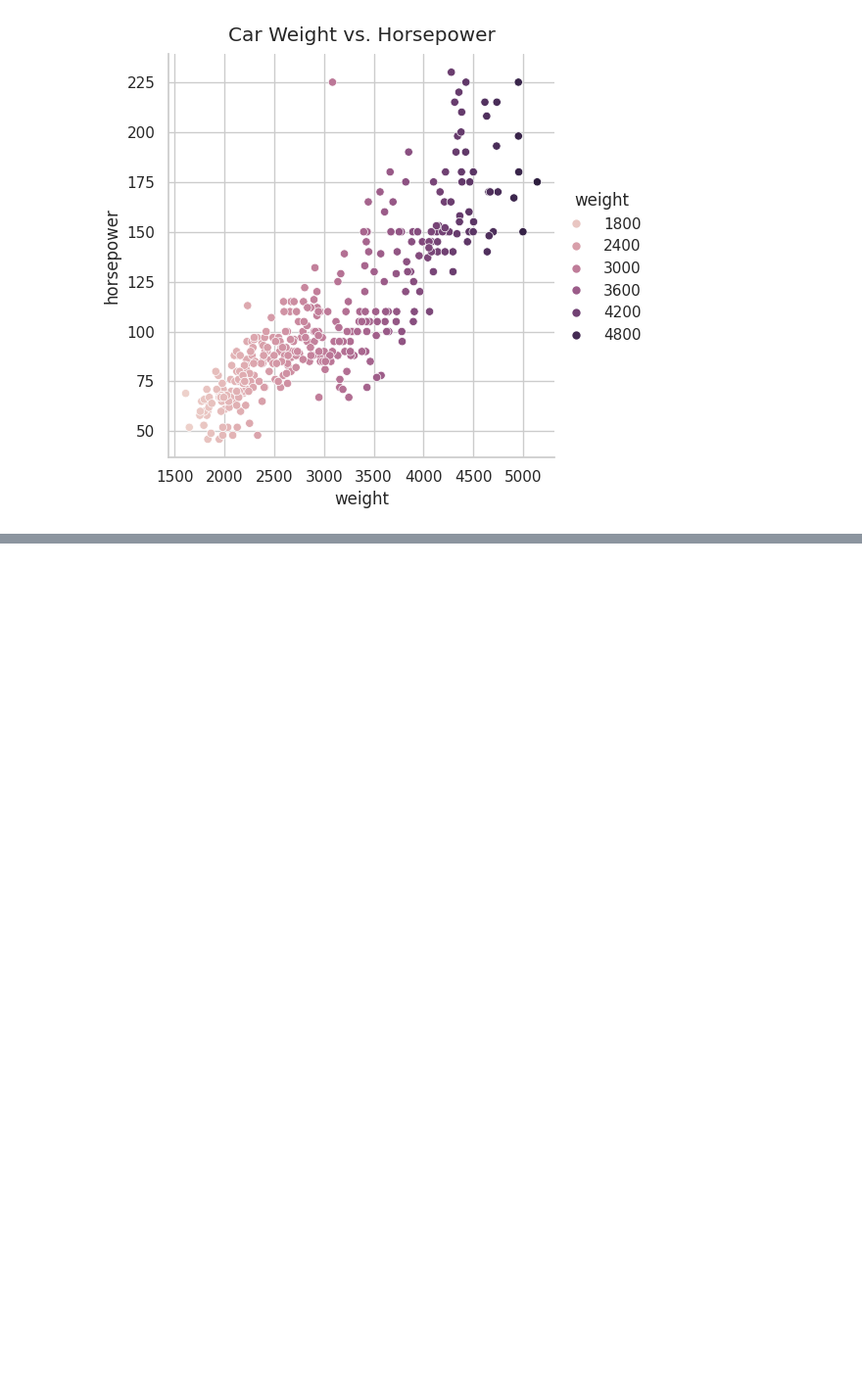
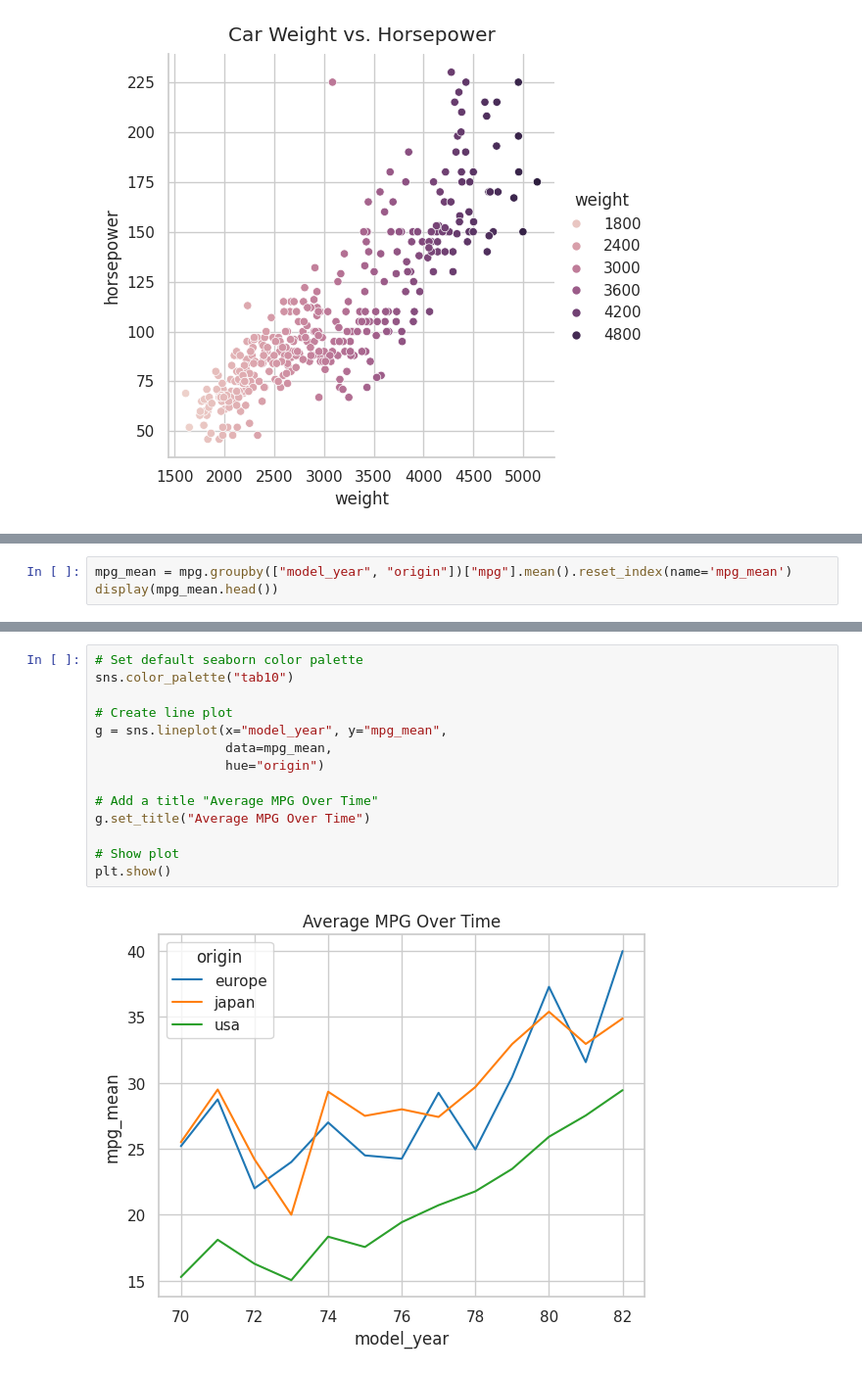
Before and after one commit to jhlopesalves/data-science-notebooks, a Jupyter notebook: Python/Intro to Seaborn/introduction_to_seaborn.ipynb, the cells around one changed output, grey strips where cells are left out. Shown at 98% size. Saved outputs shown, nothing was run; the diff lists cells and outputs as text; blank space fills up the shorter version.

```diff
--- a/Python/Intro to Seaborn/introduction_to_seaborn.ipynb
+++ b/Python/Intro to Seaborn/introduction_to_seaborn.ipynb
@@ -871,0 +877,3 @@ plt.show()
+# %%
+mpg_mean = mpg.groupby(["model_year", "origin"])["mpg"].mean().reset_index(name='mpg_mean')
+display(mpg_mean.head())
@@ -871,0 +887,16 @@ plt.show()
+# %%
+# Set default seaborn color palette
+sns.color_palette("tab10")
+
+# Create line plot
+g = sns.lineplot(x="model_year", y="mpg_mean",
+                 data=mpg_mean,
+                 hue="origin")
+
+# Add a title "Average MPG Over Time"
+g.set_title("Average MPG Over Time")
+
+# Show plot
+plt.show()
+# %% [output]
+[figure, added]
```
Also changed, not shown: parts of 9 cells of this notebook.
